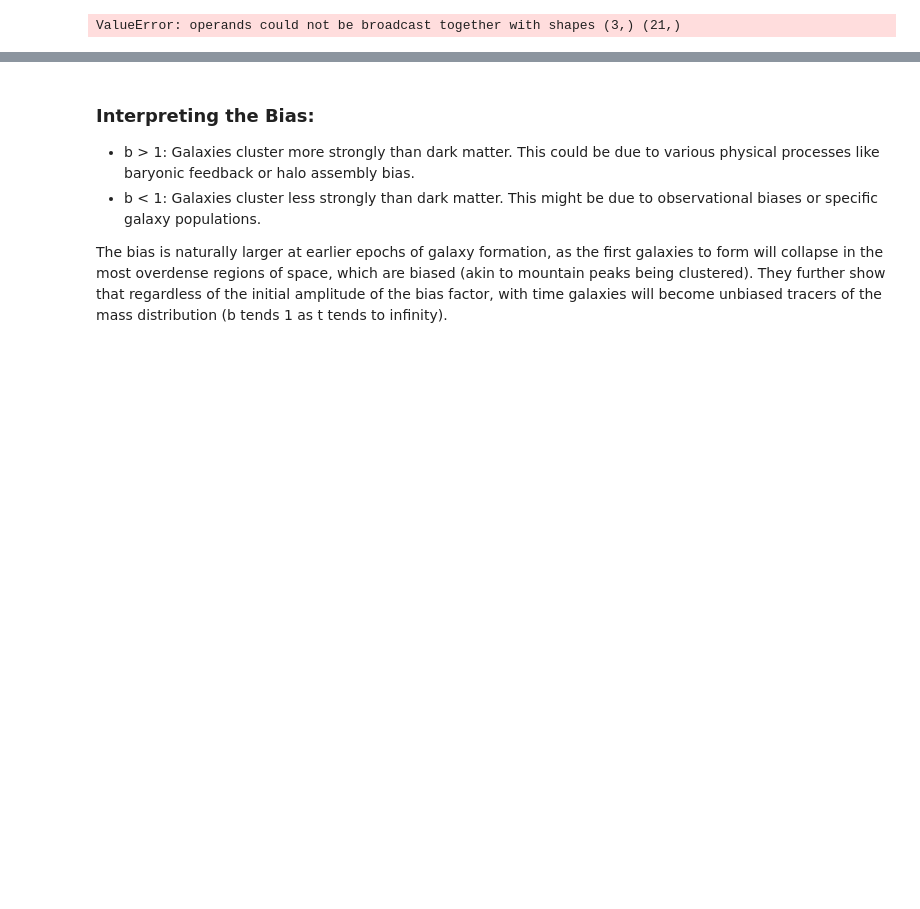
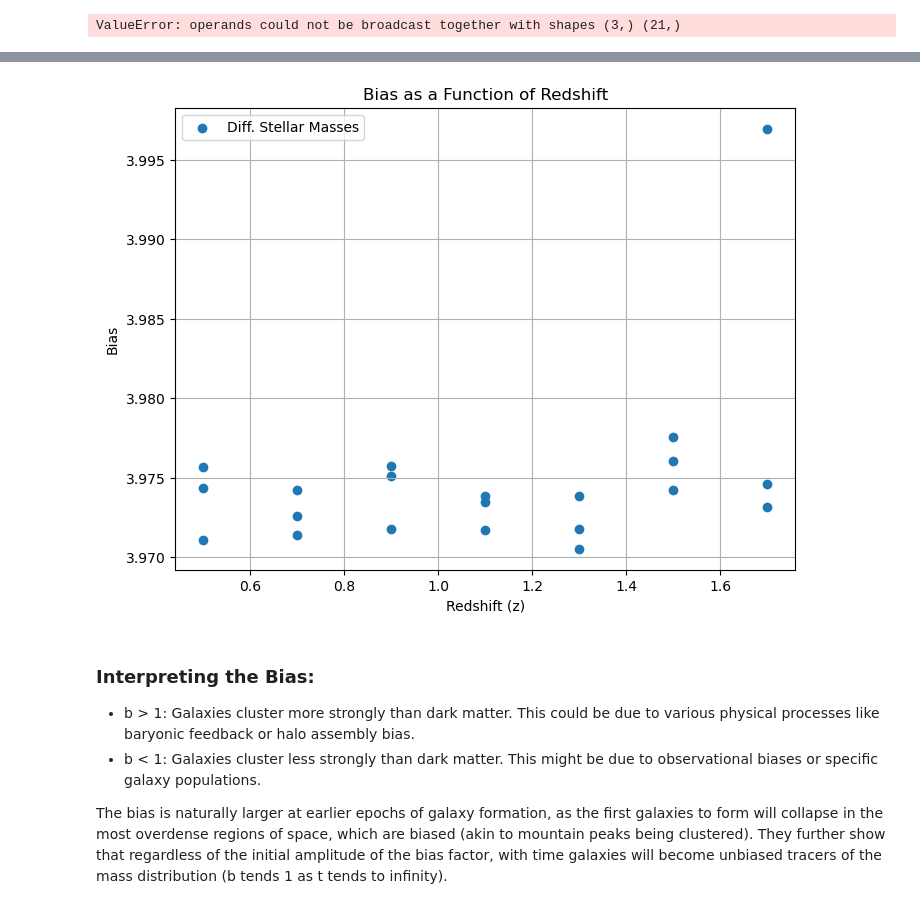
Before and after one commit to OtiliaIrina/Master_Thesis, a Jupyter notebook: class.ipynb, the cells around one changed output, grey strips where cells are left out. Saved outputs shown, nothing was run; the diff lists cells and outputs as text; code cells hidden in the pictures; blank space fills up the shorter version.

```diff
--- a/class.ipynb
+++ b/class.ipynb
@@ -696,0 +691,19 @@ print(unique_sm_means)
+# %%
+colors = ['blue', 'red', 'green']
+m = SM_mean_range
+unique_sm_means = np.unique(SM_mean_range)
+print(unique_sm_means)
+
+
+
+for i in enumerate(m):
+    z_means = [subsample.info['z_mean'] for subsample in subsamples]
+
+    # Plot R_0 as a function of z_mean
+    plt.scatter(z_means, r0_values, marker='o', linestyle='-', color=colors[i])
+
+plt.xlabel("Redshift (z)")
+plt.ylabel(r"$r_0 (h^{-1} Mpc)$")
+plt.title(r"$r_0$ vs. Redshift for high stellar mass")
+plt.grid(True)
+plt.show()
@@ -734,7 +765,7 @@ ValueError: operands could not be broadcast together with shapes (3,) (21,)
 # %%
 
-nz = hm.integrate_corr.flat_z_dist(0.5,0.6)
-gg = hm.integrate_corr.AngularCF(nz,nz,p_of_z=True,zmin=0.2,zmax=1.8,z=0.65)
+nz = hm.integrate_corr.flat_z_dist(0.4, 1.8)
+gg = hm.integrate_corr.AngularCF(nz,nz,p_of_z=True,zmin=0.4,zmax=1.8,z=1.1)
 gg.hod_params = {"M_min":13.27, "M_1": 14.6, "alpha":1.}
 gg.theta_min = np.min(thetas[0])*np.pi/180
 gg.theta_max = np.max(thetas[0])*np.pi/180
@@ -911,25 +989,27 @@ diff_errors = diff[:, 1]
 # %%
 plt.figure(figsize=(8, 6))  # Adjust figure size as needed
 
 # Extract bias and redshift values
 redshifts = [subsample.info['z_mean'] for subsample in subsamples]
 
 # Plot bias vs. redshift
 
 #plt.errorbar(redshifts, L_biases, label='Low Stellar Mass ',marker='o') # 8 to 9.5
 #plt.errorbar(redshifts, H_biases, label='High Stellar Mass',marker='o') #9.5 to 11
-plt.scatter(redshifts, diff_biases, label='High Stellar Mass',marker='o')
+plt.scatter(redshifts, diff_biases, label='Diff. Stellar Masses',marker='o')
 
 plt.xlabel("Redshift (z)")
 plt.ylabel("Bias")
 plt.title("Bias as a Function of Redshift")
 
 #plt.savefig("Bias as a Function of Redshift")
 
 # Customize plot (optional)
 plt.grid(True)
 plt.legend()
 plt.show()
+# %% [output]
+[figure, added]
 # %% [markdown]
 
 ### Interpreting the Bias:
```
Also changed, not shown: parts of 25 cells of this notebook, 4 other files.
